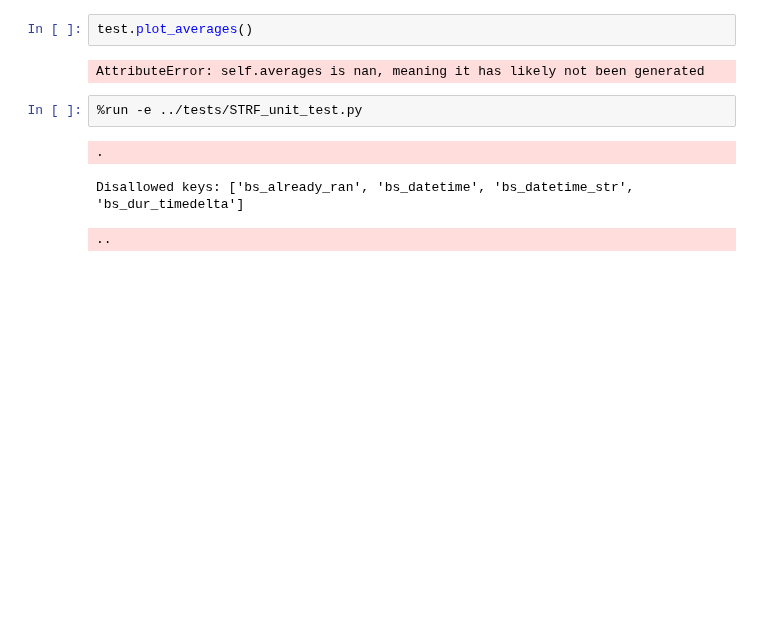
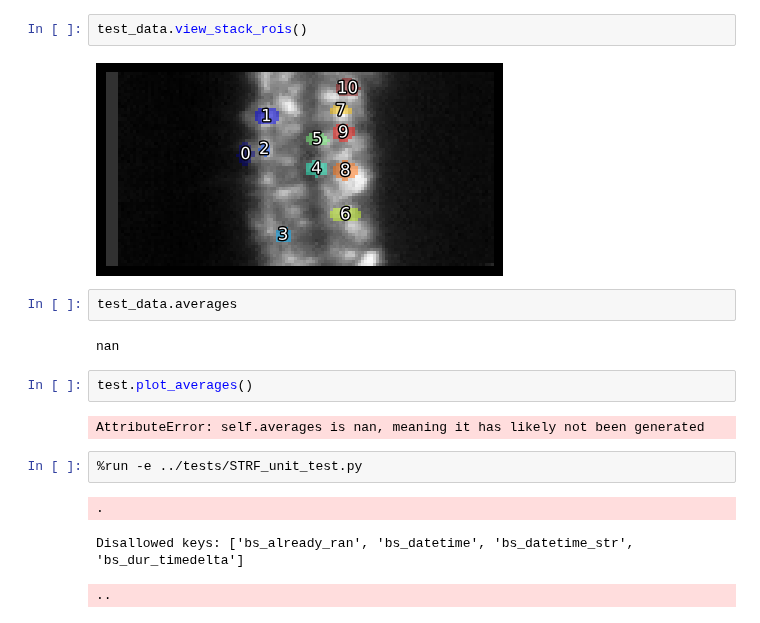
Before and after one commit to simbru/pygor, a Jupyter notebook: Notebooks/refactor_testing.ipynb, the cells around one changed output. Drawn from its saved outputs; the diff is of its cells as text; blank space fills up the shorter version.

```diff
--- a/Notebooks/refactor_testing.ipynb
+++ b/Notebooks/refactor_testing.ipynb
@@ -26,3 +98,11 @@ array([  21,   21,   22, ..., 1323, 1323, 1323])
+# %%
+test_data.view_stack_rois()
+# %% [output]
+[figure, added]
+# %%
+test_data.averages
+# %% [output]
+nan
 # %%
 test.plot_averages()
 # %% [output]
```
Also changed, not shown: parts of 10 cells of this notebook, 5 other files.
